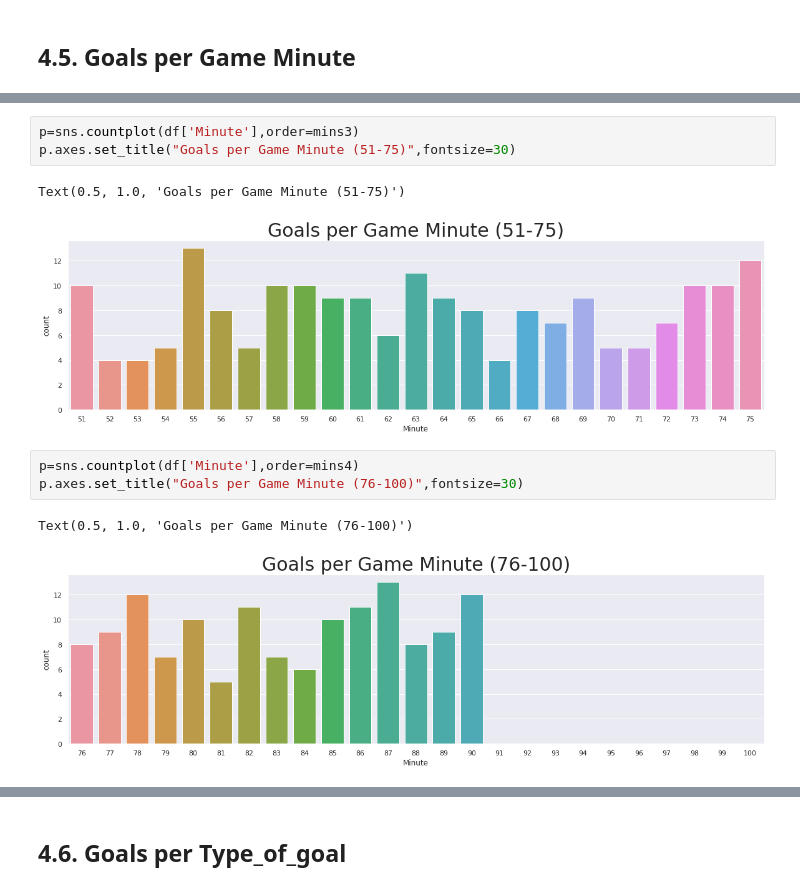
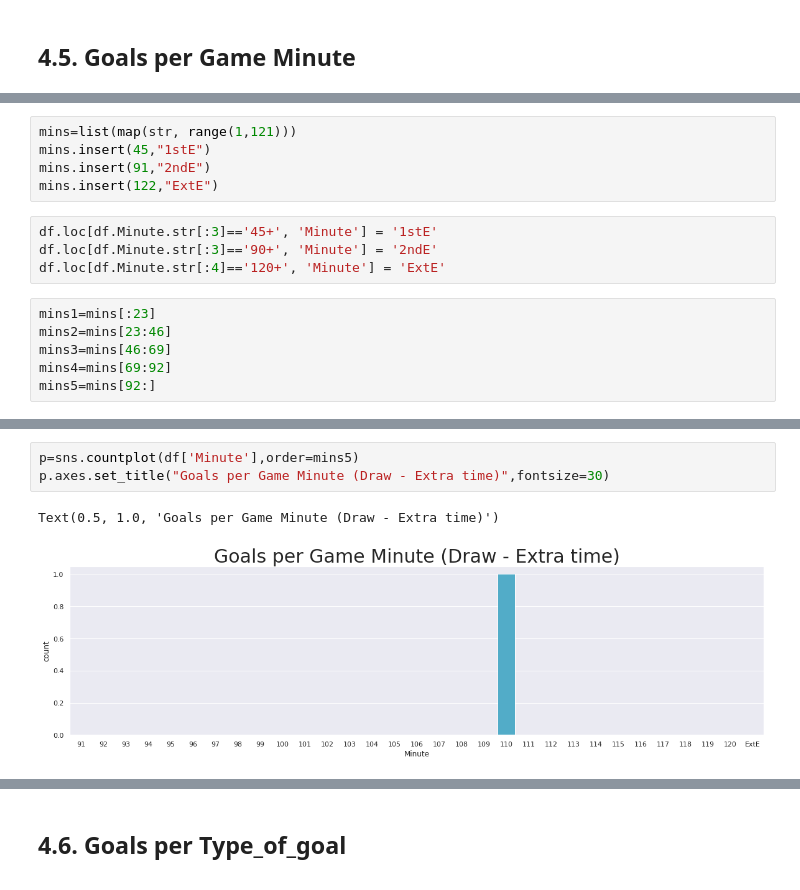
Before and after one commit to azminewasi/IBM-Machine-Learning, a Jupyter notebook: extended-eda-goals-lionel-messi.ipynb, the cells around one changed output, grey strips where cells are left out. Drawn from its saved outputs; the diff is of its cells as text.

Commit message:
Kaggle Notebook | ▶️ Lionel Messi 📊 Extended EDA ⚽ Goals  | Version 8

```diff
--- a/extended-eda-goals-lionel-messi.ipynb
+++ b/extended-eda-goals-lionel-messi.ipynb
@@ -164,3 +139,18 @@ mins5=mins[int(4*len(mins)/5):]
+# %%
+mins=list(map(str, range(1,121)))
+mins.insert(45,"1stE")
+mins.insert(91,"2ndE")
+mins.insert(122,"ExtE")
+# %%
+df.loc[df.Minute.str[:3]=='45+', 'Minute'] = '1stE'
+df.loc[df.Minute.str[:3]=='90+', 'Minute'] = '2ndE'
+df.loc[df.Minute.str[:4]=='120+', 'Minute'] = 'ExtE'
+# %%
+mins1=mins[:23]
+mins2=mins[23:46]
+mins3=mins[46:69]
+mins4=mins[69:92]
+mins5=mins[92:]
 # %%
 sns.set(rc={'figure.figsize':(20,5)})
 plt.xticks(fontsize=10)
@@ -178,12 +180,6 @@ Text(0.5, 1.0, 'Goals per Game Minute (26-50)')
 # %%
-p=sns.countplot(df['Minute'],order=mins3)
-p.axes.set_title("Goals per Game Minute (51-75)",fontsize=30)
+p=sns.countplot(df['Minute'],order=mins5)
+p.axes.set_title("Goals per Game Minute (Draw - Extra time)",fontsize=30)
 # %% [output]
-Text(0.5, 1.0, 'Goals per Game Minute (51-75)')
+Text(0.5, 1.0, 'Goals per Game Minute (Draw - Extra time)')
-[figure, old version]
+[figure, new version]
-# %%
-p=sns.countplot(df['Minute'],order=mins4)
-p.axes.set_title("Goals per Game Minute (76-100)",fontsize=30)
-# %% [output]
-Text(0.5, 1.0, 'Goals per Game Minute (76-100)')
-[figure, removed]
```
Also changed, not shown: parts of 11 cells of this notebook.
